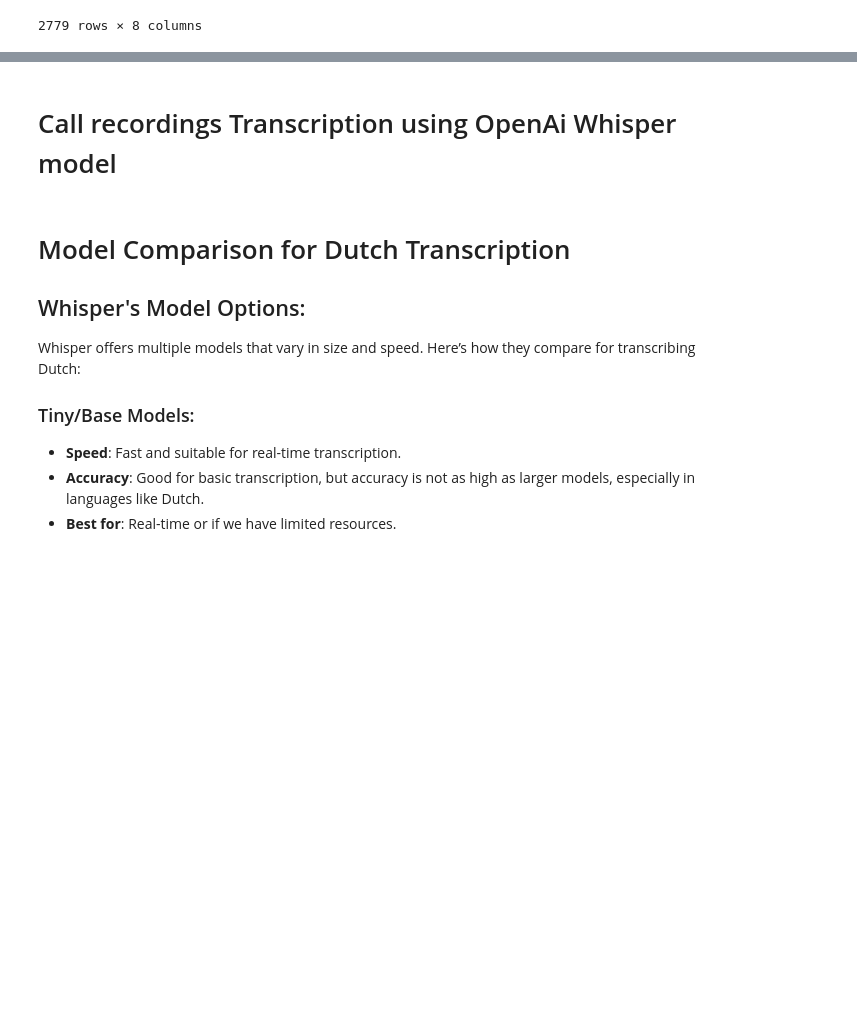
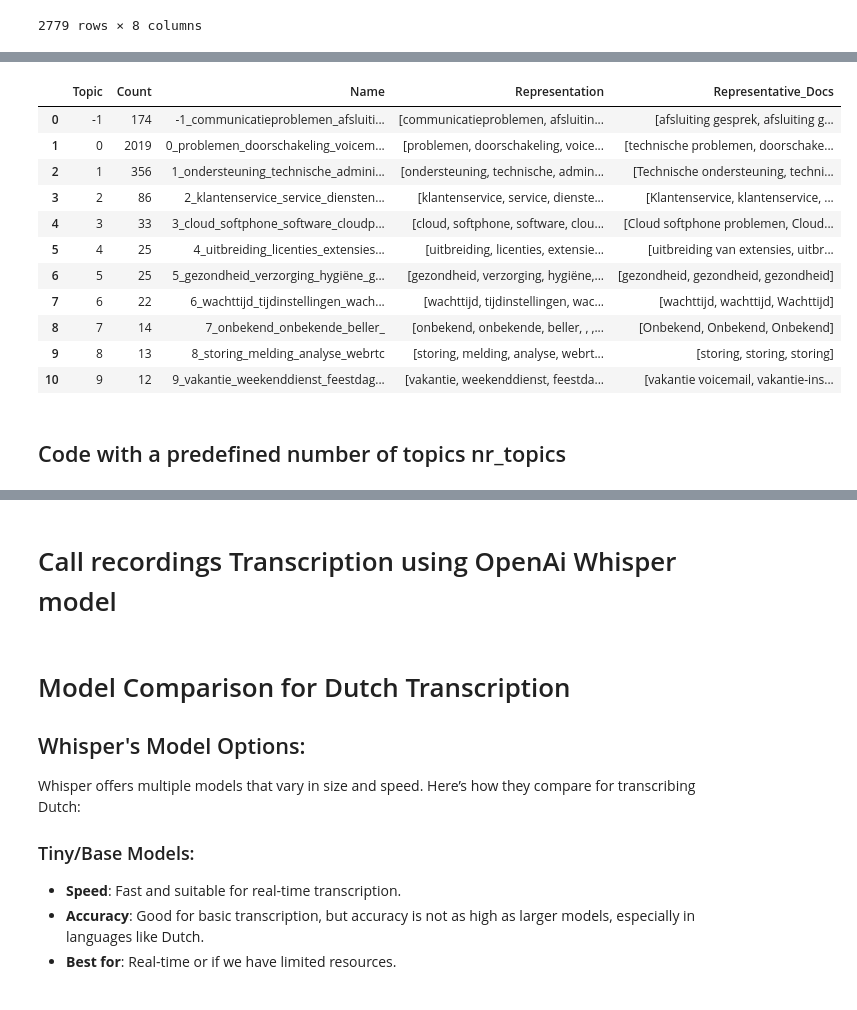
Before and after one commit to fredboneML/RECIPE_AGENT, a Jupyter notebook: notebooks/ai_analyzer.ipynb, the cells around one changed output, grey strips where cells are left out. Drawn from its saved outputs; the diff is of its cells as text; code cells hidden in the pictures; blank space fills up the shorter version.

```diff
--- a/notebooks/ai_analyzer.ipynb
+++ b/notebooks/ai_analyzer.ipynb
@@ -959,0 +1186,36 @@ df.size
+# %%
+# Load the model later when needed
+loaded_model = BERTopic.load("../model/bertopic_model")
+
+# Use loaded_model to assign topics to new data
+# Download Dutch stopwords
+import pandas as pd
+import nltk
+from nltk.corpus import stopwords
+from bertopic import BERTopic
+nltk.download('stopwords')
+dutch_stopwords = set(stopwords.words('dutch'))
+
+# Load the topic file
+df = pd.read_csv('../data/topic.csv')
+
+# Load a Dutch-specific BERT model
+dutch_model = SentenceTransformer('distiluse-base-multilingual-cased-v2')
+
+# Function to preprocess text and remove stopwords
+def preprocess(texts):
+    processed_texts = []
+    for text in texts:
+        # Split words, remove stopwords, and rejoin text
+        words = text.lower().split()
+        filtered_words = [word for word in words if word not in dutch_stopwords]
+        processed_text = ' '.join(filtered_words)  # Rejoin the words into a sentence without stopwords
+        if processed_text:  # Only keep non-empty texts
+            processed_texts.append(processed_text)
+    return processed_texts
+
+# Extract the 'topic' column as text data and preprocess it (removing stopwords)
+dutch_text = df['topic'].astype(str).tolist()
+preprocessed_text = preprocess(dutch_text)
+
+new_topics, new_probabilities = loaded_model.transform(preprocessed_text)
@@ -959,0 +1243,17 @@ df.size
+# %%
+loaded_model.get_topic_info()
+# %% [output]
+|  | Topic | Count | Name | Representation | Representative_Docs |
+| 0 | -1 | 174 | -1_communicatieproblemen_afsluiti... | [communicatieproblemen, afsluitin... | [afsluiting gesprek, afsluiting g... |
+| 1 | 0 | 2019 | 0_problemen_doorschakeling_voicem... | [problemen, doorschakeling, voice... | [technische problemen, doorschake... |
+| 2 | 1 | 356 | 1_ondersteuning_technische_admini... | [ondersteuning, technische, admin... | [Technische ondersteuning, techni... |
+| 3 | 2 | 86 | 2_klantenservice_service_diensten... | [klantenservice, service, dienste... | [Klantenservice, klantenservice, ... |
+| 4 | 3 | 33 | 3_cloud_softphone_software_cloudp... | [cloud, softphone, software, clou... | [Cloud softphone problemen, Cloud... |
+| 5 | 4 | 25 | 4_uitbreiding_licenties_extensies... | [uitbreiding, licenties, extensie... | [uitbreiding van extensies, uitbr... |
+| 6 | 5 | 25 | 5_gezondheid_verzorging_hygiëne_g... | [gezondheid, verzorging, hygiëne,... | [gezondheid, gezondheid, gezondheid] |
+| 7 | 6 | 22 | 6_wachttijd_tijdinstellingen_wach... | [wachttijd, tijdinstellingen, wac... | [wachttijd, wachttijd, Wachttijd] |
+| 8 | 7 | 14 | 7_onbekend_onbekende_beller_ | [onbekend, onbekende, beller, , ,... | [Onbekend, Onbekend, Onbekend] |
+| 9 | 8 | 13 | 8_storing_melding_analyse_webrtc | [storing, melding, analyse, webrt... | [storing, storing, storing] |
+| 10 | 9 | 12 | 9_vakantie_weekenddienst_feestdag... | [vakantie, weekenddienst, feestda... | [vakantie voicemail, vakantie-ins... |
+# %% [markdown]
+## Code with a predefined number of topics nr_topics
```
Also changed, not shown: parts of 22 cells of this notebook, 12 other files.
